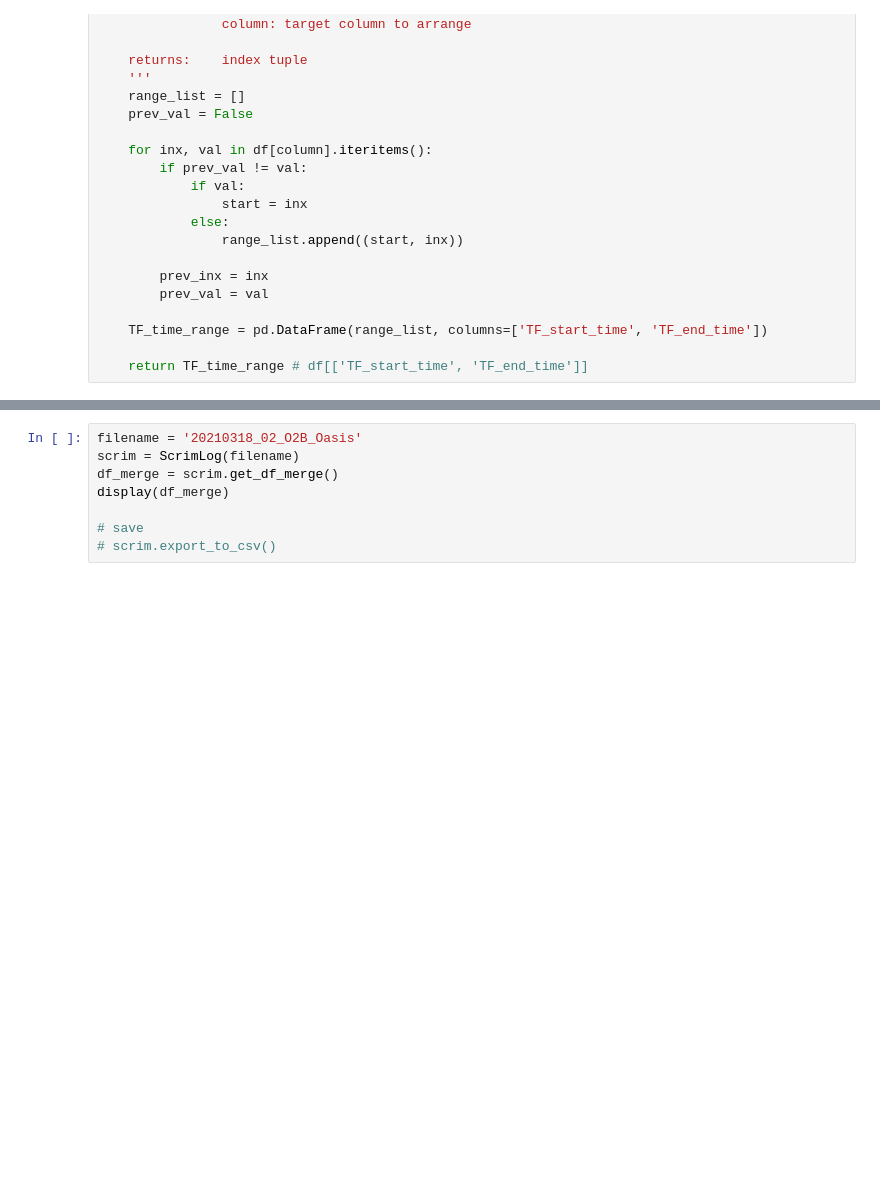
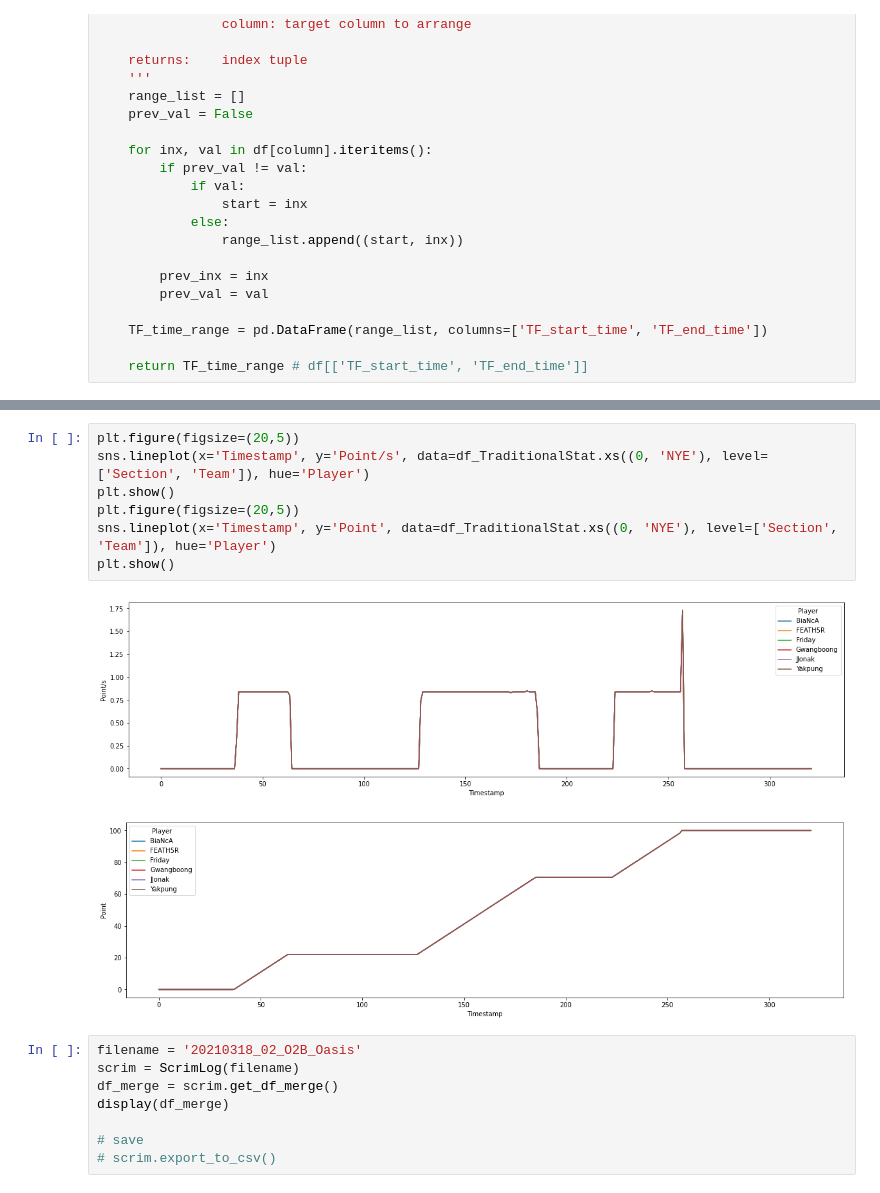
Before and after one commit to yongcheoljeong/owl-scrim_stat_log, a Jupyter notebook: scrim_stat_log.ipynb, the cells around one changed output, grey strips where cells are left out. Cells and saved outputs as stored; diff of their text form; blank space fills up the shorter version.

```diff
--- a/scrim_stat_log.ipynb
+++ b/scrim_stat_log.ipynb
@@ -487,3 +564,13 @@ display(df_WorkshopStat)
+# %%
+plt.figure(figsize=(20,5))
+sns.lineplot(x='Timestamp', y='Point/s', data=df_TraditionalStat.xs((0, 'NYE'), level=['Section', 'Team']), hue='Player')
+plt.show()
+plt.figure(figsize=(20,5))
+sns.lineplot(x='Timestamp', y='Point', data=df_TraditionalStat.xs((0, 'NYE'), level=['Section', 'Team']), hue='Player')
+plt.show()
+# %% [output]
+[figure, added]
+[figure, added]
 # %%
 filename = '20210318_02_O2B_Oasis'
 scrim = ScrimLog(filename)
```
Also changed, not shown: parts of 3 cells of this notebook, 1 other file.
